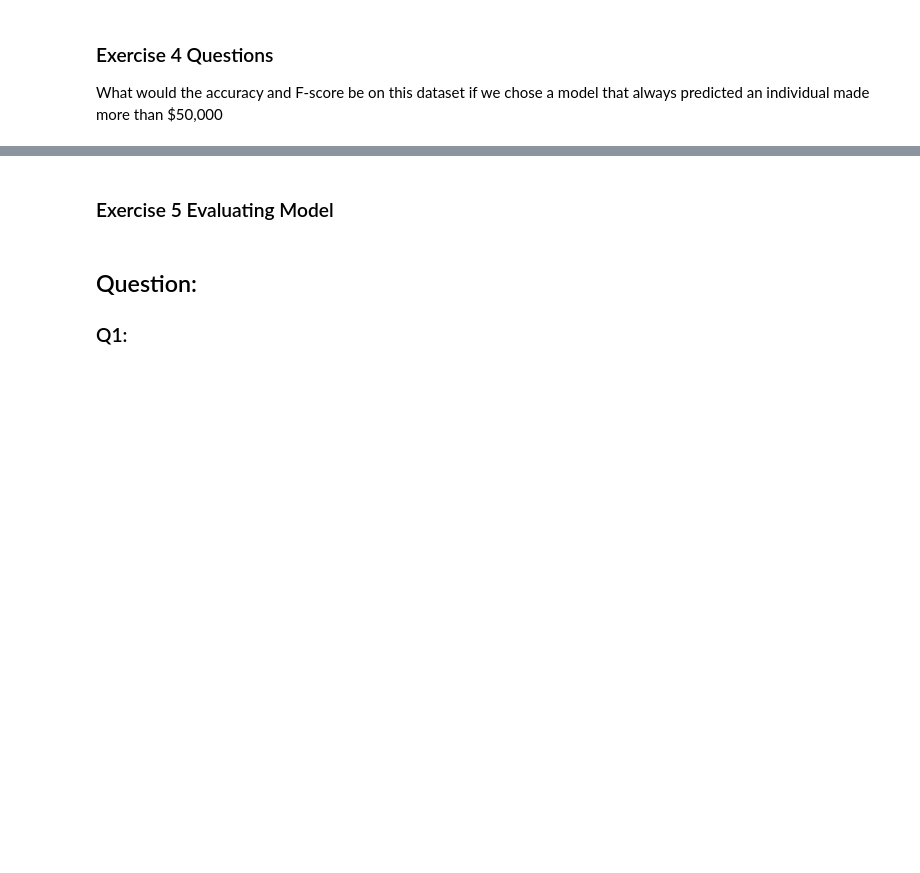
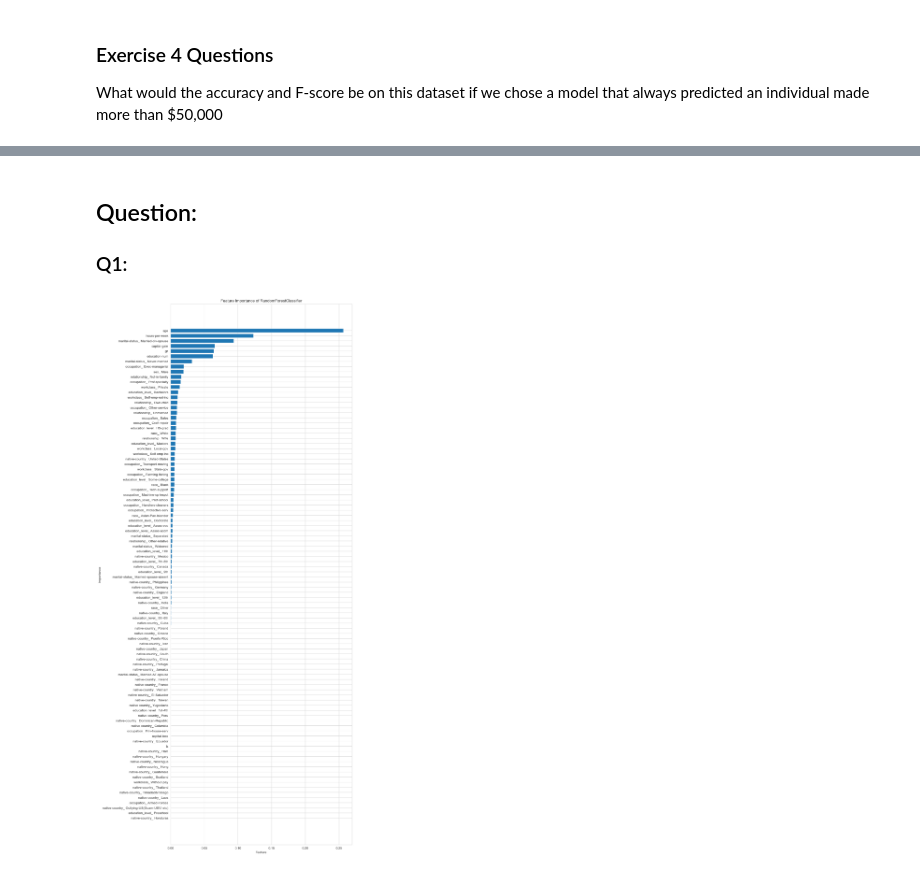
Before and after one commit to LampTales/ML, a Jupyter notebook: Week02/Lab02/Lab02_Assignment_Template.ipynb, the cells around one changed output, grey strips where cells are left out. Drawn from its saved outputs; the diff is of its cells as text; code cells hidden in the pictures; blank space fills up the shorter version.

```diff
--- a/Week02/Lab02/Lab02_Assignment_Template.ipynb
+++ b/Week02/Lab02/Lab02_Assignment_Template.ipynb
@@ -229,5 +215,22 @@ print(metrics.f1_score(y_test, sim))
-# %% [markdown]
-### Exercise 5 Evaluating Model
 # %% [markdown]
 ## Question:
 ### Q1:
+# %%
+
+
+# 获取特征重要程度
+importances = model3.feature_importances_
+# 将特征重要程度和特征名称放在一个数据框中
+df = pd.DataFrame({'feature': X_train.columns, 'importance': importances})
+# 按照特征重要程度降序排序
+df = df.sort_values(by='importance', ascending=True)
+# 绘制条形图
+plt.figure(figsize=(10,30))
+plt.barh(df['feature'], df['importance'])
+plt.xlabel('Feature')
+plt.ylabel('Importance')
+plt.title('Feature Importance of RandomForestClassifier')
+
+plt.show()
+# %% [output]
+[figure, added]
```
Also changed, not shown: parts of 7 cells of this notebook, 1 other file.
